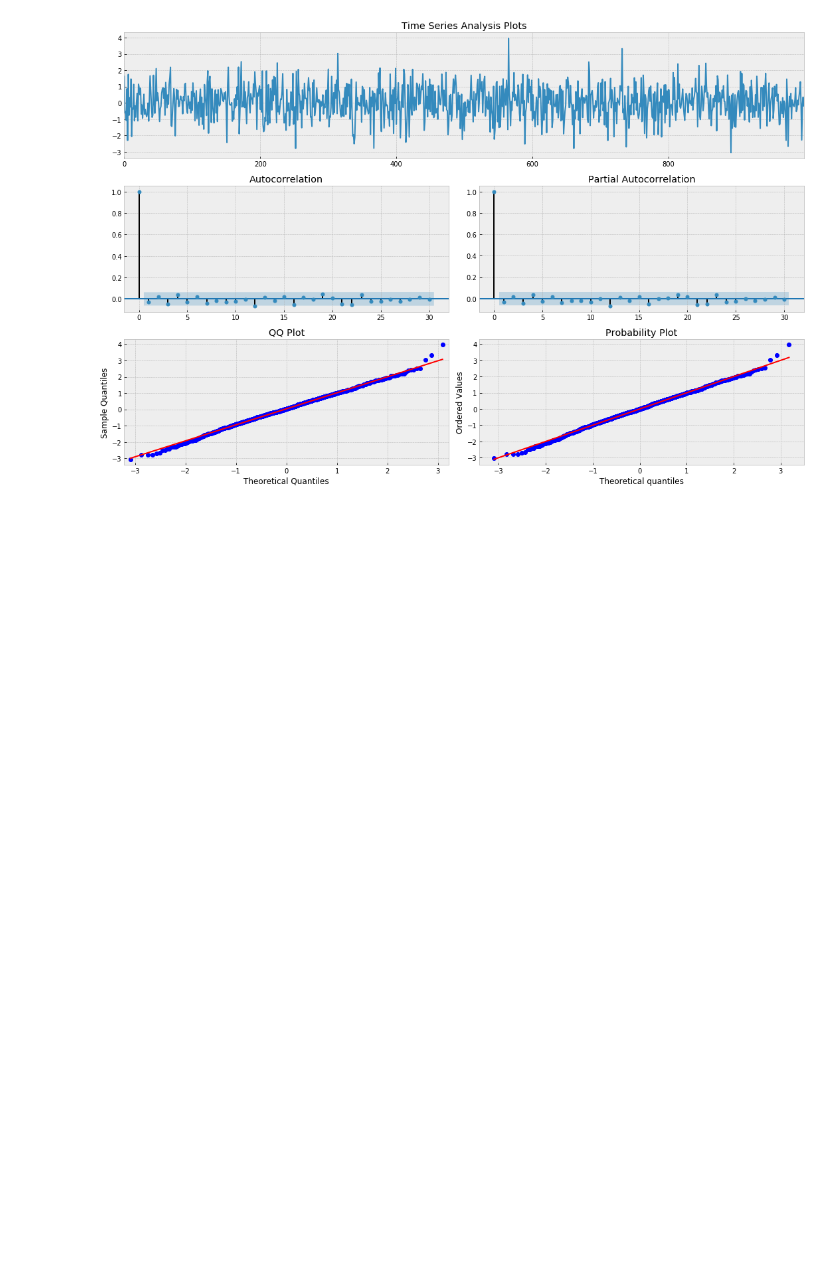
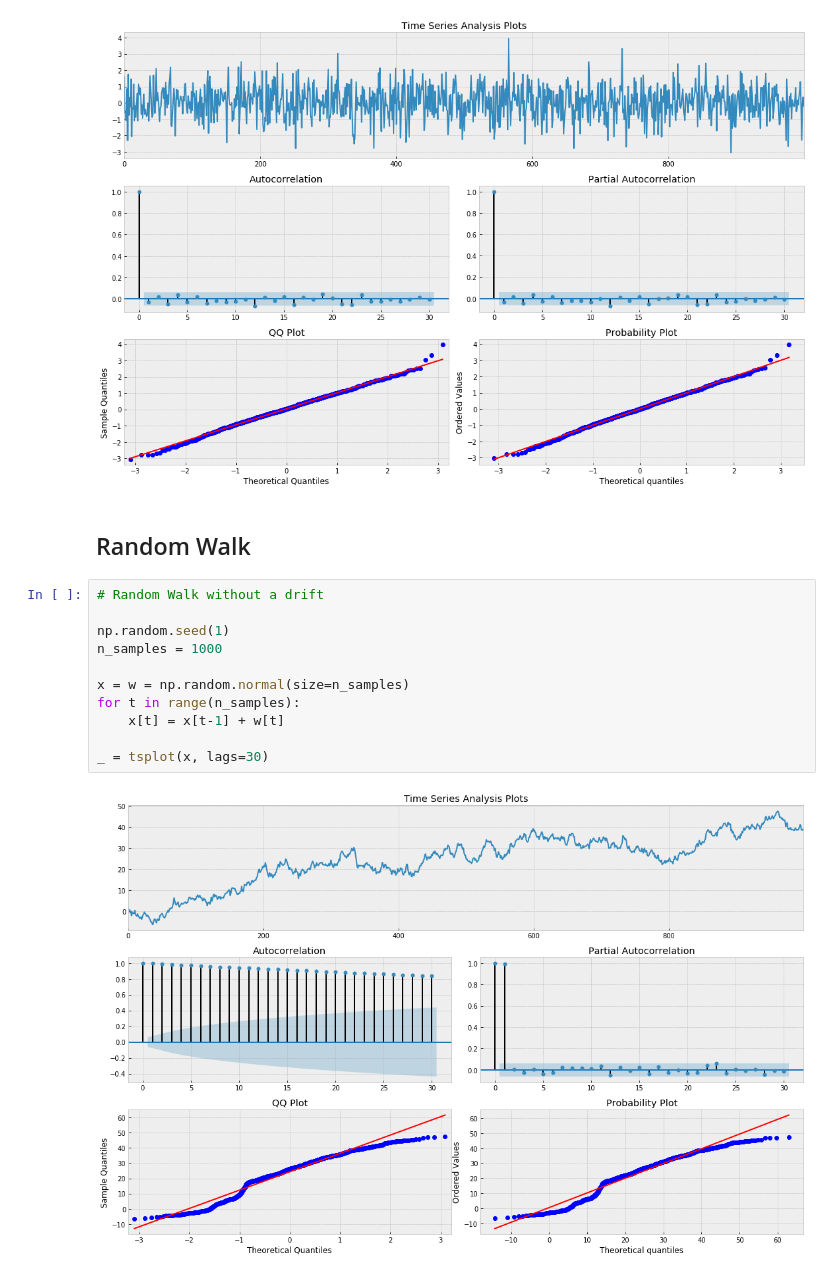
Before and after one commit to sws144/quant-trading, a Jupyter notebook: testing/Times-Series-Analysis.ipynb, the cells around one changed output. Drawn from its saved outputs; the diff is of its cells as text; blank space fills up the shorter version.

```diff
--- a/testing/Times-Series-Analysis.ipynb
+++ b/testing/Times-Series-Analysis.ipynb
@@ -51,3 +51,18 @@ randser = np.random.normal(size=1000)
 tsplot(randser, lags=30)
 # %% [output]
 [figure]
+# %% [markdown]
+## Random Walk
+# %%
+# Random Walk without a drift
+
+np.random.seed(1)
+n_samples = 1000
+
+x = w = np.random.normal(size=n_samples)
+for t in range(n_samples):
+    x[t] = x[t-1] + w[t]
+
+_ = tsplot(x, lags=30)
+# %% [output]
+[figure, added]
```
Also changed, not shown: 1 other file.
